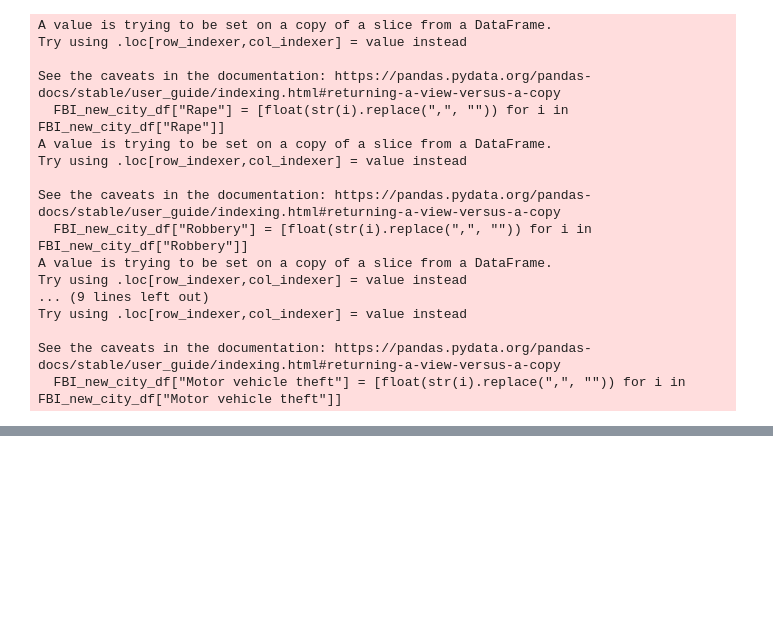
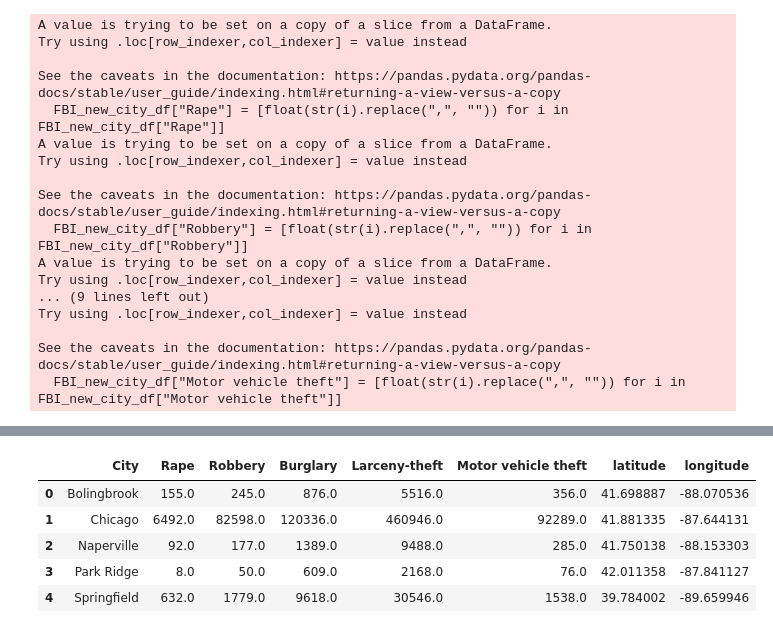
Before and after one commit to Expopanda/Project_1, a Jupyter notebook: shunjiaanalysis.ipynb, the cells around one changed output, grey strips where cells are left out. Drawn from its saved outputs; the diff is of its cells as text; code cells hidden in the pictures; blank space fills up the shorter version.

```diff
--- a/shunjiaanalysis.ipynb
+++ b/shunjiaanalysis.ipynb
@@ -311,0 +297,5 @@ plt.show()
+# %%
+#create new df based on the city use groupby
+new_city_df = FBI_new_city_df.groupby("City").sum().reset_index()
+
+new_city_df
@@ -311,0 +309,4 @@ plt.show()
+# %%
+# drop the year coulummn
+city_df = new_city_df.drop('Year', axis=1)
+city_df
@@ -311,0 +320,15 @@ plt.show()
+# %%
+list# la
+lat = [41.698886802861495,41.88133514587103,41.750138401651164,42.01135761330413,39.78400207341597]
+lon = [-88.07053643374739,-87.64413102584447, -88.15330347221709,-87.84112658301977,-89.65994649111914]
+# %%
+city_df["latitude"] = lat
+city_df["longitude"] = lon
+city_df
+# %% [output]
+|  | City | Rape | Robbery | Burglary | Larceny-theft | Motor vehicle theft | latitude | longitude |
+| 0 | Bolingbrook | 155.0 | 245.0 | 876.0 | 5516.0 | 356.0 | 41.698887 | -88.070536 |
+| 1 | Chicago | 6492.0 | 82598.0 | 120336.0 | 460946.0 | 92289.0 | 41.881335 | -87.644131 |
+| 2 | Naperville | 92.0 | 177.0 | 1389.0 | 9488.0 | 285.0 | 41.750138 | -88.153303 |
+| 3 | Park Ridge | 8.0 | 50.0 | 609.0 | 2168.0 | 76.0 | 42.011358 | -87.841127 |
+| 4 | Springfield | 632.0 | 1779.0 | 9618.0 | 30546.0 | 1538.0 | 39.784002 | -89.659946 |
```
Also changed, not shown: parts of 13 cells of this notebook, 5 other files.
